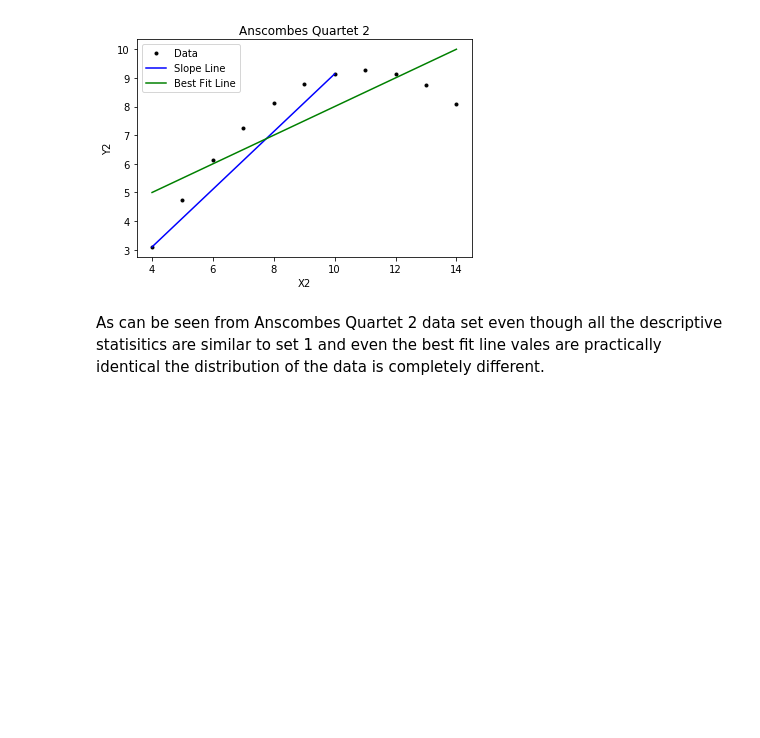
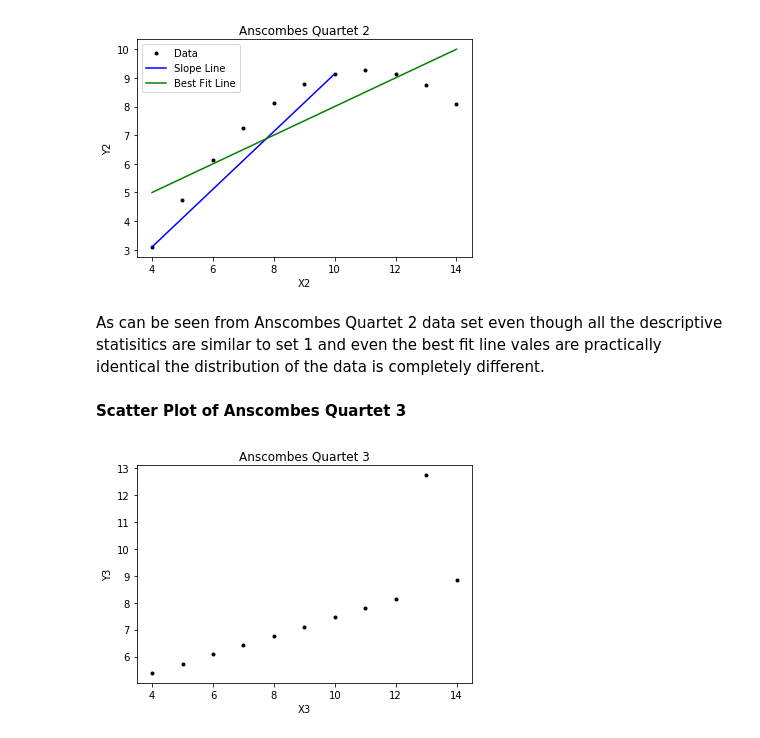
Before and after one commit to shanecanny1/Fundamentals-for-Data-Analysis-Assingment-1, a Jupyter notebook: Fundamentals of Data Analysis Assignmen 1.ipynb, the cells around one changed output. Cells and saved outputs as stored; diff of their text form; code cells hidden in the pictures; blank space fills up the shorter version.

Commit message:
Addition of Quartet 3 analysis

```diff
--- a/Fundamentals of Data Analysis Assignmen 1.ipynb
+++ b/Fundamentals of Data Analysis Assignmen 1.ipynb
@@ -397,3 +398,13 @@ plt.show()
 [figure]
 # %% [markdown]
 As can be seen from Anscombes Quartet 2 data set even though all the descriptive statisitics are similar to set 1 and even the best fit line vales are practically identical the distribution of the data is completely different.
+# %% [markdown]
+**Scatter Plot of Anscombes Quartet 3**
+# %%
+plt.plot(x3, y3, 'k.', color='black')
+plt.title('Anscombes Quartet 3')
+plt.xlabel('X3')
+plt.ylabel('Y3')
+plt.show()
+# %% [output]
+[figure, added]
```
Also changed, not shown: parts of 11 cells of this notebook.
